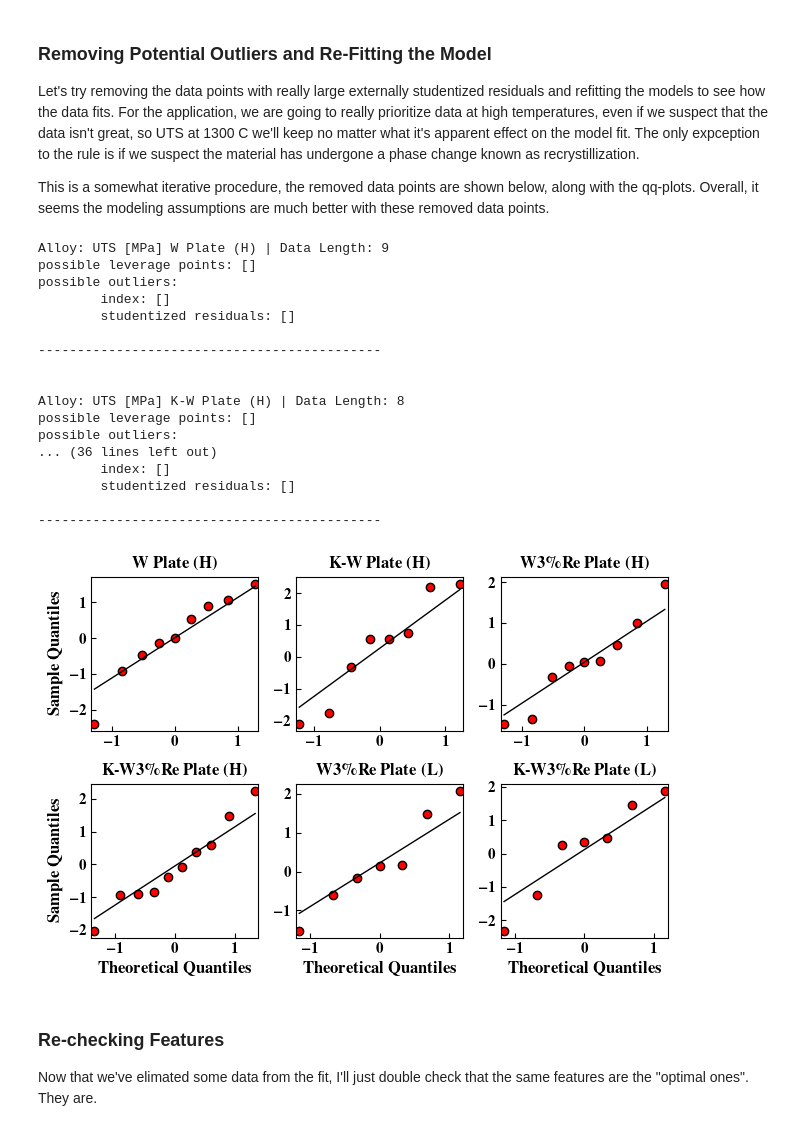
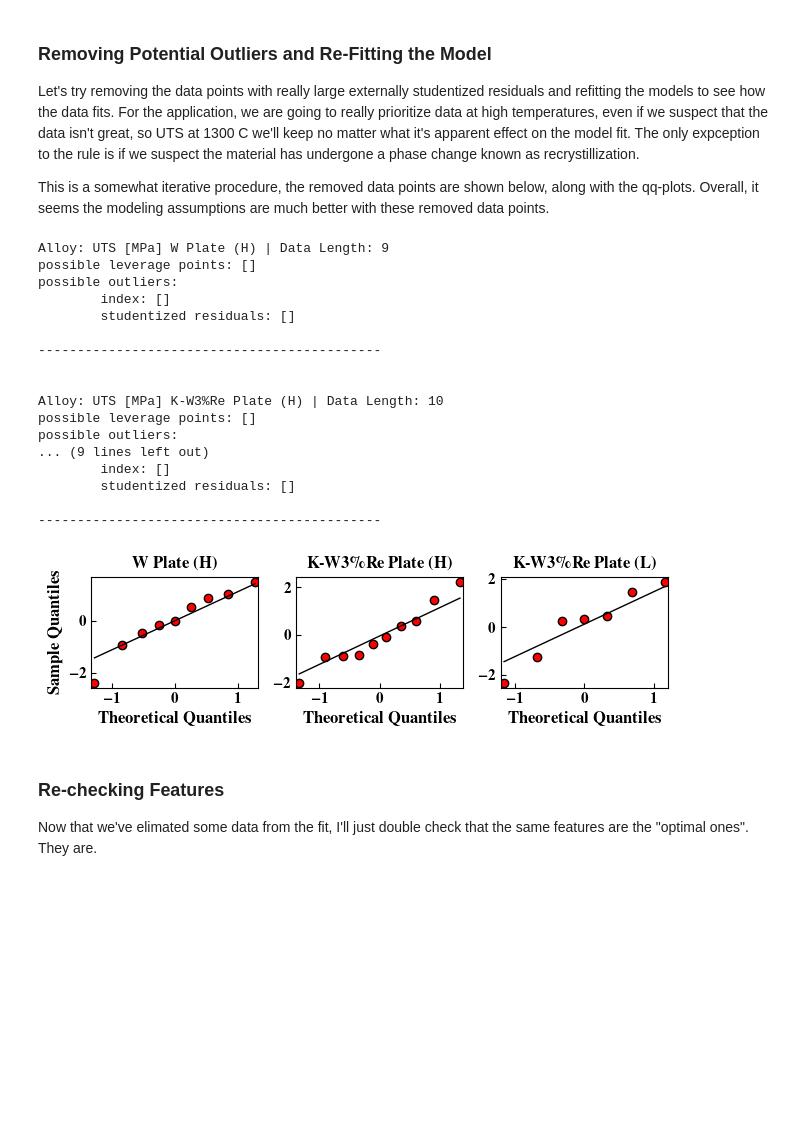
Before and after one commit to ml-ME-gatech/modeling_tungsten, a Jupyter notebook: engineering_models/modeling/uts_modeling.ipynb, the cells around one changed output. Cells and saved outputs as stored; diff of their text form; code cells hidden in the pictures; blank space fills up the shorter version.

```diff
--- a/engineering_models/modeling/uts_modeling.ipynb
+++ b/engineering_models/modeling/uts_modeling.ipynb
@@ -229,7 +229,7 @@ def clean_data(x: np.ndarray,y: np.ndarray,remove_points: List[int]):
     mask[remove_points] = False
     return x[mask],y[mask]
 
-fig,axes = plt.subplots(figsize = (6.5,4.5),nrows = 2,ncols = 3)
+fig,axes = plt.subplots(figsize = (6.5,2),ncols = 3)
 
 
 remove_data = {'UTS [MPa] W Plate (H)': [0,10],
@@ -239,7 +239,10 @@ remove_data = {'UTS [MPa] W Plate (H)': [0,10],
                 'UTS [MPa] K-W3%Re Plate (L)': [0,2],
                 'UTS [MPa] W3%Re-1%La2O3 Plate (L)': [6,7]}
 
-keys = [key for key in nogami_data.keys() if 'Rx' not in key and '1%La2O3' not in key]
+keys = ['UTS [MPa] W Plate (H)',
+        'UTS [MPa] K-W3%Re Plate (H)',
+        'UTS [MPa] K-W3%Re Plate (L)']
+
 for column,ax in zip(keys,axes.ravel()):
     label = column[10:].replace('%','\%')
     ax.set_title(r'\textbf{' + label + '}')
@@ -275,39 +278,39 @@ for column,ax in zip(keys,axes.ravel()):
     line = ax.lines[1]
     line.set_color('k')
     line.set_linestyle('-')
     line.set_linewidth(1)
 
 for ax in axes.flat:
     ax.set_xlabel(r'\textbf{Theoretical Quantiles}',fontsize = 12)
     ax.set_ylabel(r'\textbf{Sample Quantiles}',fontsize = 12)
     ax.tick_params('both',labelsize = 11,direction = 'in')
 
-for ax in axes[0,:]:
-    ax.set_xlabel('')
-for ax in axes[:,1:].flatten():
+#for ax in axes[0,:]:
+#    ax.set_xlabel('')
+for ax in axes[1:].flatten():
     ax.set_ylabel('')
 
 fig.tight_layout()
 fig.savefig(paths.IMAGES/'S_u_qqplot.svg')
 # %% [output]
 Alloy: UTS [MPa] W Plate (H) | Data Length: 9
 possible leverage points: []
 possible outliers:
         index: []
         studentized residuals: []
 
 --------------------------------------------
 
 
-Alloy: UTS [MPa] K-W Plate (H) | Data Length: 8
+Alloy: UTS [MPa] K-W3%Re Plate (H) | Data Length: 10
 possible leverage points: []
 possible outliers:
-... (36 lines left out)
+... (9 lines left out)
         index: []
         studentized residuals: []
 
 --------------------------------------------
-[figure, old version]
+[figure, new version]
 # %% [markdown]
 ### Re-checking Features
 
```
Also changed, not shown: 18 other files.
